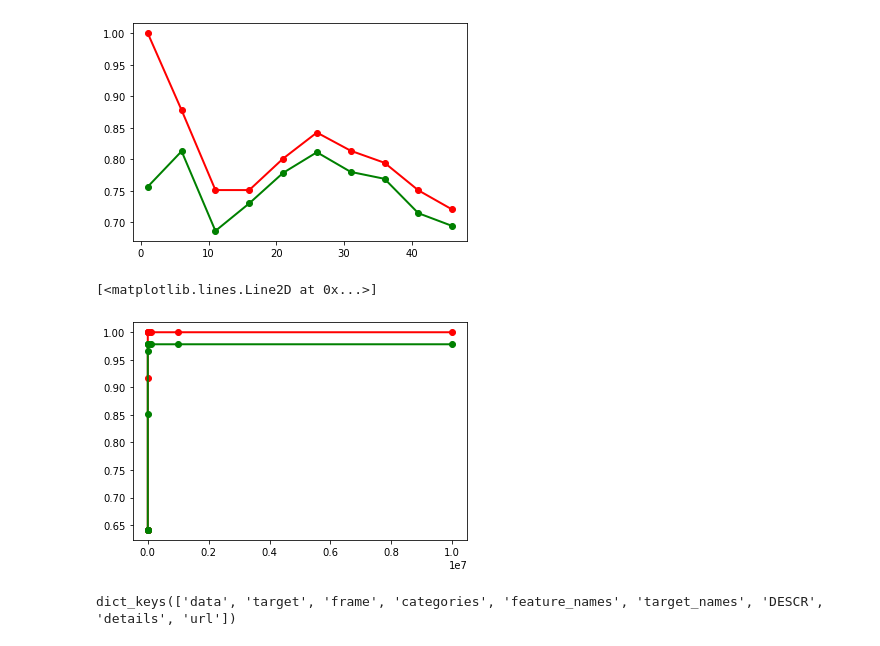
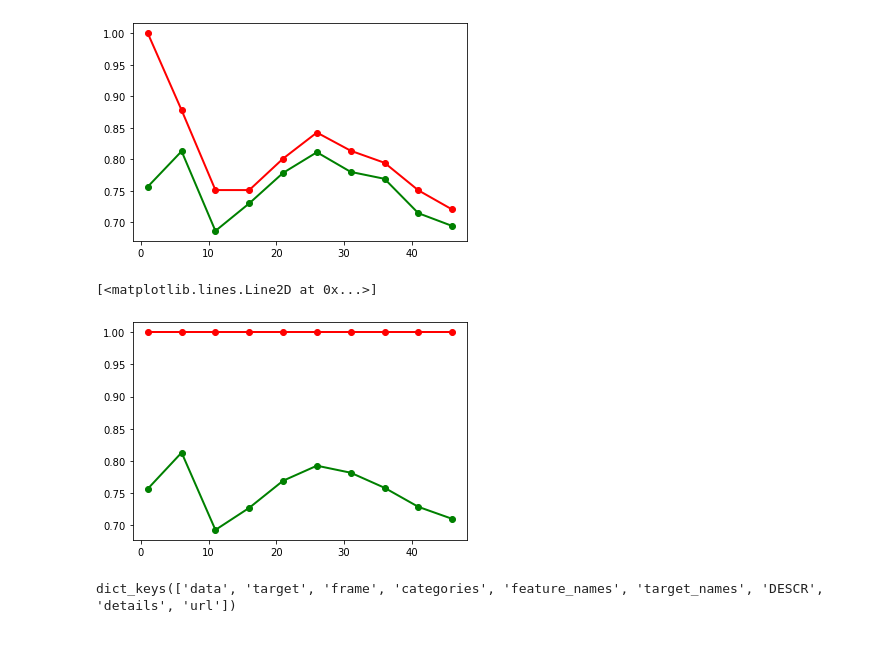
Before and after one commit to barmag/cs7641-projects, a Jupyter notebook: project1/knn-experiments.ipynb, the cells around one changed output. Saved outputs shown, nothing was run; the diff lists cells and outputs as text; code cells hidden in the pictures.

```diff
--- a/project1/knn-experiments.ipynb
+++ b/project1/knn-experiments.ipynb
@@ -121,18 +121,18 @@ plt.plot(param_range, test_scores_mean, 'o-', label="Cross-validation score", co
 [figure]
 # %%
 lw = 2
-C_range = 10. ** np.arange(-3, 8)
-train_scores, test_scores = validation_curve(SVC(kernel='rbf'), X_train, y_train, param_name="C", param_range=C_range, scoring="accuracy")
+param_range = range(1, 50, 5)
+train_scores, test_scores = validation_curve(KNeighborsClassifier(weights='distance'), X_train, y_train, param_name="n_neighbors", param_range=param_range, scoring="accuracy", cv=5)
 train_scores_mean = np.mean(train_scores, axis=1)
 train_scores_std = np.std(train_scores, axis=1)
 test_scores_mean = np.mean(test_scores, axis=1)
 test_scores_std = np.std(test_scores, axis=1)
 plt.figure()
-plt.plot(C_range, train_scores_mean, 'o-', label="Training score", color="r", lw=lw)
-plt.plot(C_range, test_scores_mean, 'o-', label="Cross-validation score", color="g", lw=lw)
+plt.plot(param_range, train_scores_mean, 'o-', label="Training score", color="r", lw=lw)
+plt.plot(param_range, test_scores_mean, 'o-', label="Cross-validation score", color="g", lw=lw)
 # %% [output]
 [<matplotlib.lines.Line2D at 0x...>]
-[figure, old version]
+[figure, new version]
 # %%
 from sklearn.datasets import fetch_openml
 mnist = fetch_openml('mnist_784', version=1)
```
Also changed, not shown: parts of 8 cells of this notebook.
